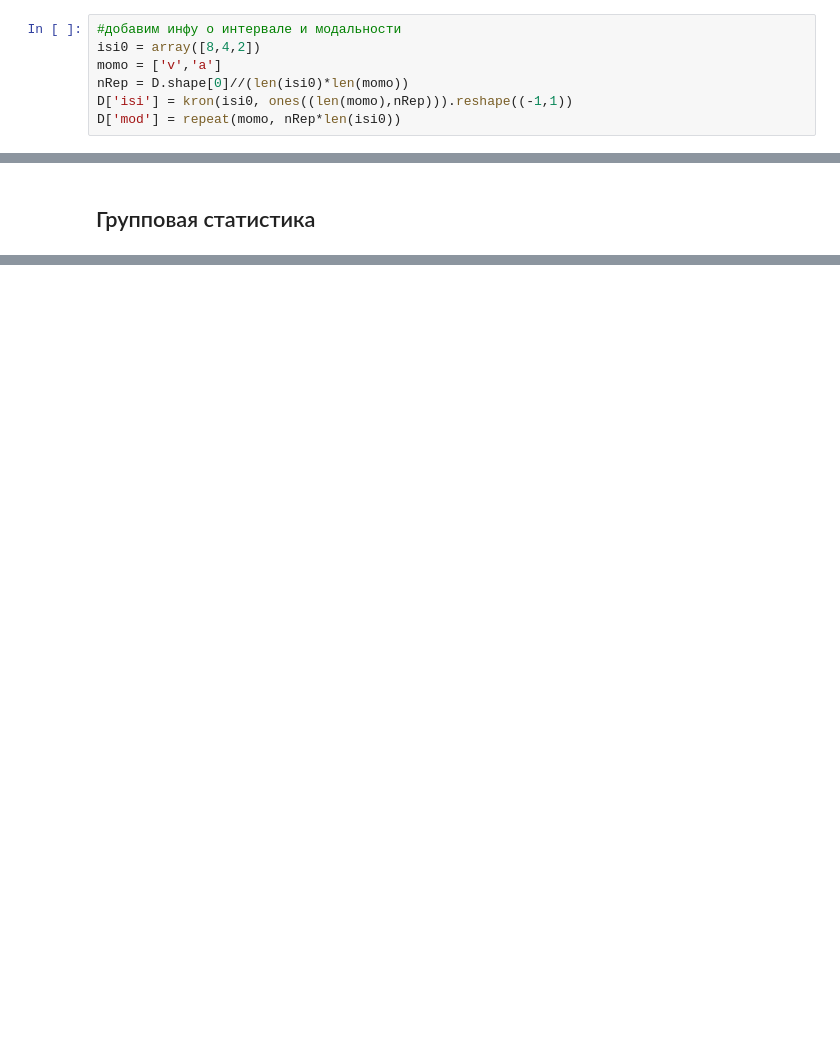
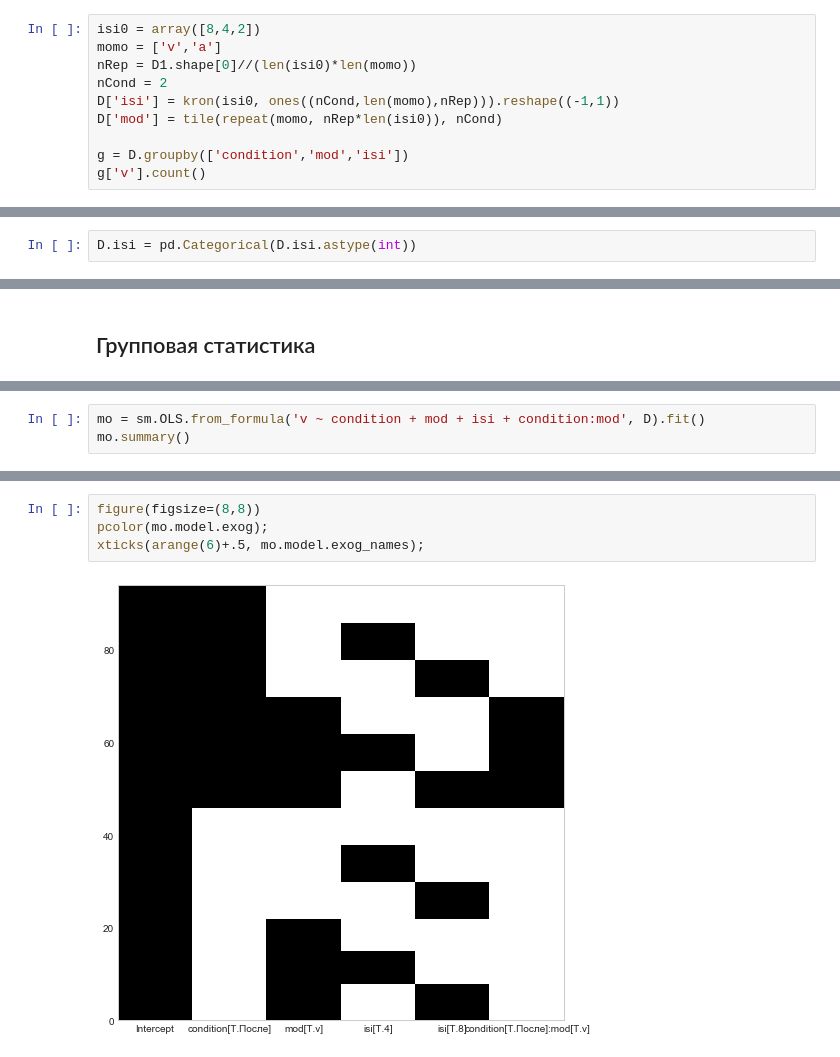
Before and after one commit to sherdim/mame, a Jupyter notebook: Task_balatte_condition.ipynb, the cells around one changed output, grey strips where cells are left out. Cells and saved outputs as stored; diff of their text form; blank space fills up the shorter version.

```diff
--- a/Task_balatte_condition.ipynb
+++ b/Task_balatte_condition.ipynb
@@ -59,7 +75,10 @@ title('Динамика межстимульного интервала');
 # %%
-#добавим инфу о интервале и модальности
 isi0 = array([8,4,2])
 momo = ['v','a']
-nRep = D.shape[0]//(len(isi0)*len(momo))
-D['isi'] = kron(isi0, ones((len(momo),nRep))).reshape((-1,1))
-D['mod'] = repeat(momo, nRep*len(isi0))
+nRep = D1.shape[0]//(len(isi0)*len(momo))
+nCond = 2
+D['isi'] = kron(isi0, ones((nCond,len(momo),nRep))).reshape((-1,1))
+D['mod'] = tile(repeat(momo, nRep*len(isi0)), nCond)
+
+g = D.groupby(['condition','mod','isi'])
+g['v'].count()
@@ -69 +100,3 @@ g['v'].count()
+# %%
+D.isi = pd.Categorical(D.isi.astype(int))
 # %% [markdown]
@@ -125,0 +199,3 @@ for i,p in enumerate(pp):
+# %%
+mo = sm.OLS.from_formula('v ~ condition + mod + isi + condition:mod', D).fit()
+mo.summary()
@@ -125,0 +250,6 @@ for i,p in enumerate(pp):
+# %%
+figure(figsize=(8,8))
+pcolor(mo.model.exog);
+xticks(arange(6)+.5, mo.model.exog_names);
+# %% [output]
+[figure, added]
```
Also changed, not shown: parts of 30 cells of this notebook, 9 other files.
